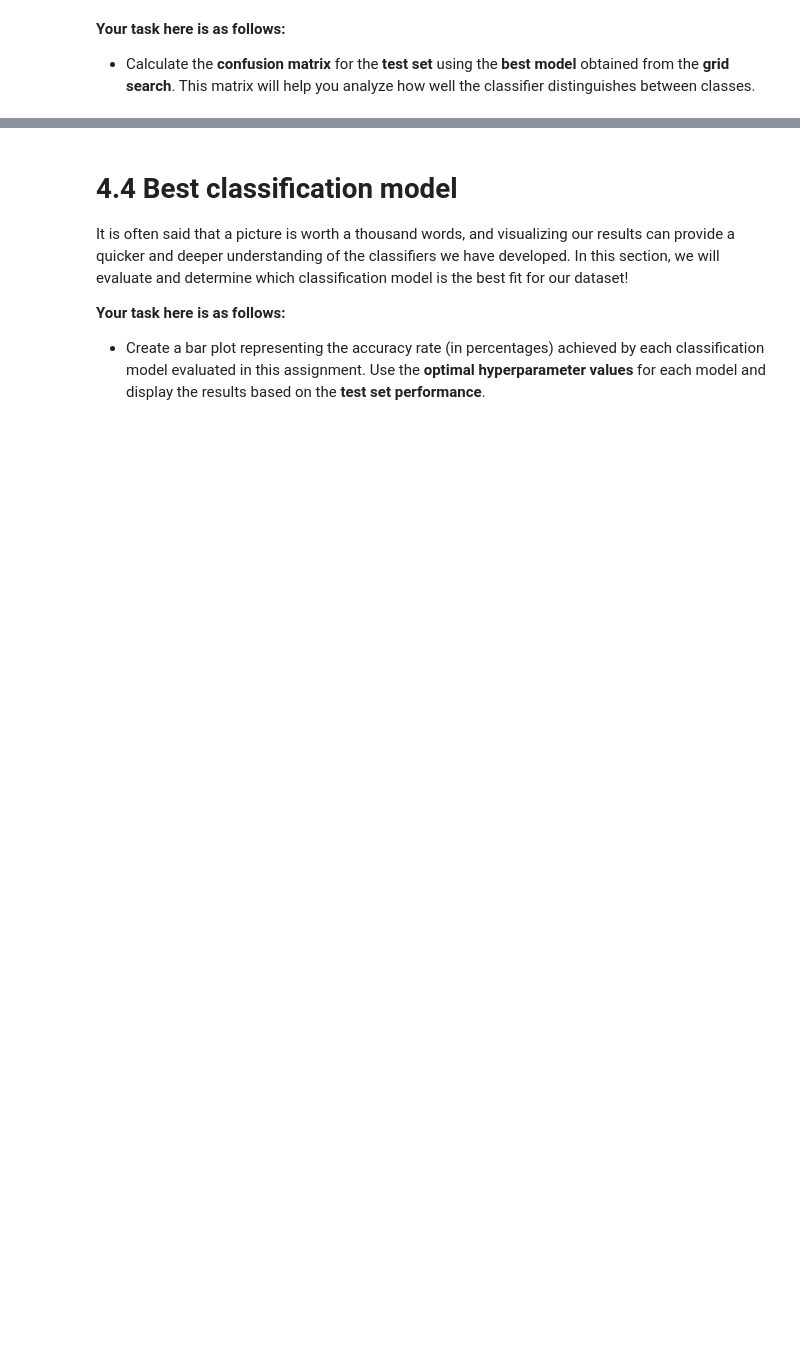
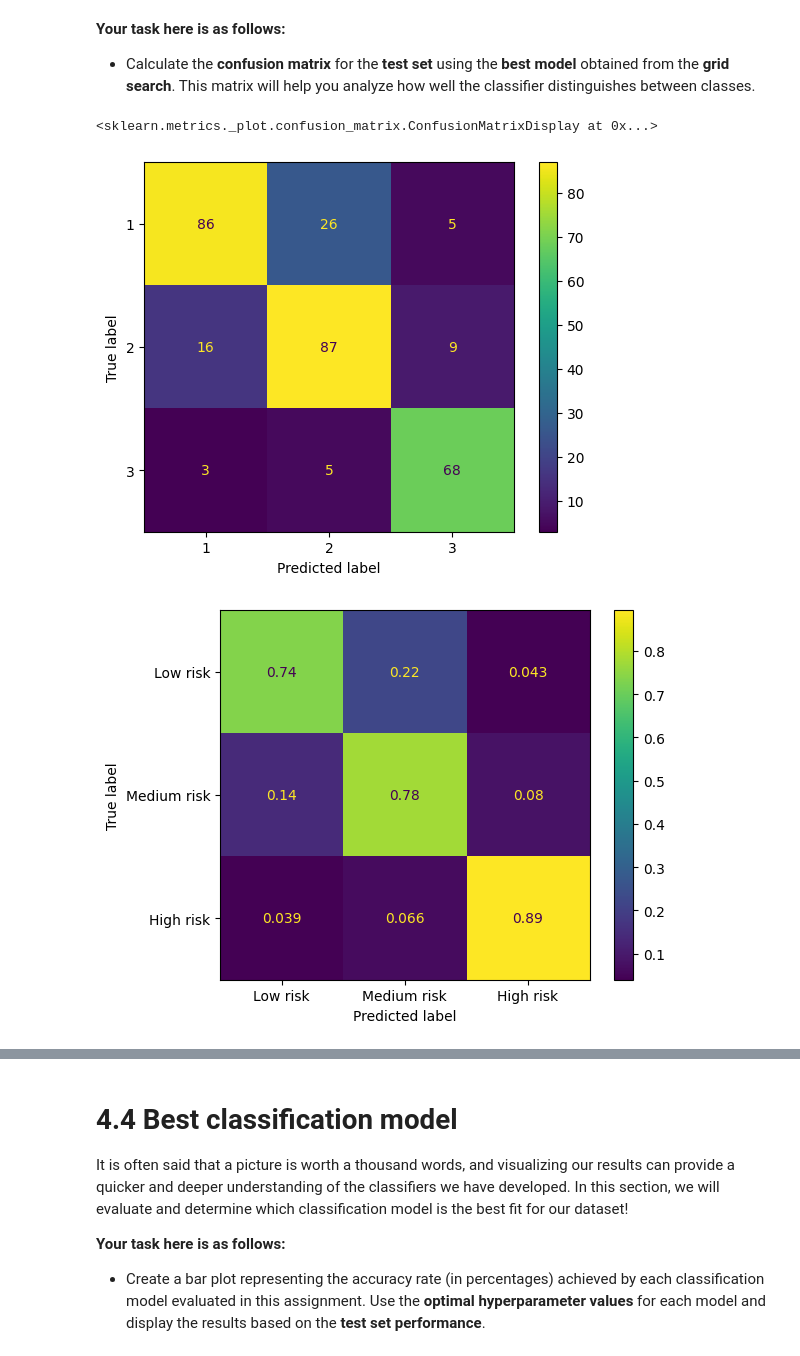
Before and after one commit to alonso-herreros/uni-mtde-lab2, a Jupyter notebook: Lab_classification.ipynb, the cells around one changed output, grey strips where cells are left out. Drawn from its saved outputs; the diff is of its cells as text; code cells hidden in the pictures; blank space fills up the shorter version.

```diff
--- a/Lab_classification.ipynb
+++ b/Lab_classification.ipynb
@@ -753,0 +803,13 @@ In this assignment, we will focus on two key hyperparameters of the ensemble: th
+# %%
+# Fine-tuning hyperparameters
+# NOTE: STUDENT CODE HERE
+from sklearn.ensemble import RandomForestClassifier as RFClassifier
+
+rf_hparams = {
+    'n_estimators': [10, 50, 100, 150],
+    'max_depth': [10, 20, 30, 35],
+}
+
+rf_gscv = GridSearchCV(RFClassifier(), rf_hparams, cv=10).fit(X_train, y_train)
+
+print(f'Best hyperparameters: {rf_gscv.best_params_}')
@@ -754,3 +818,8 @@ In this assignment, we will focus on two key hyperparameters of the ensemble: th
 # %%
-# Iheck the best model with the test set
+# Check the best model with the test set
 # NOTE: STUDENT CODE HERE
+
+rf = rf_gscv.best_estimator_
+rf_acc_test = rf.score(X_test, y_test)
+
+print(f'[RF] Accuracy on test set: {rf_acc_test*100:.2f} %')
@@ -772,3 +841,12 @@ In this assignment, we will focus on two key hyperparameters of the ensemble: th
+# %%
+# NOTE: STUDENT CODE HERE
+
+CMD.from_estimator(rf, X_test, y_test)
+CMD.from_estimator(rf, X_test, y_test, display_labels=labels, normalize='true')
+# %% [output]
+<sklearn.metrics._plot.confusion_matrix.ConfusionMatrixDisplay at 0x...>
+[figure, added]
+[figure, added]
 # %% [markdown]
 
 ---
```
Also changed, not shown: parts of 47 cells of this notebook.
